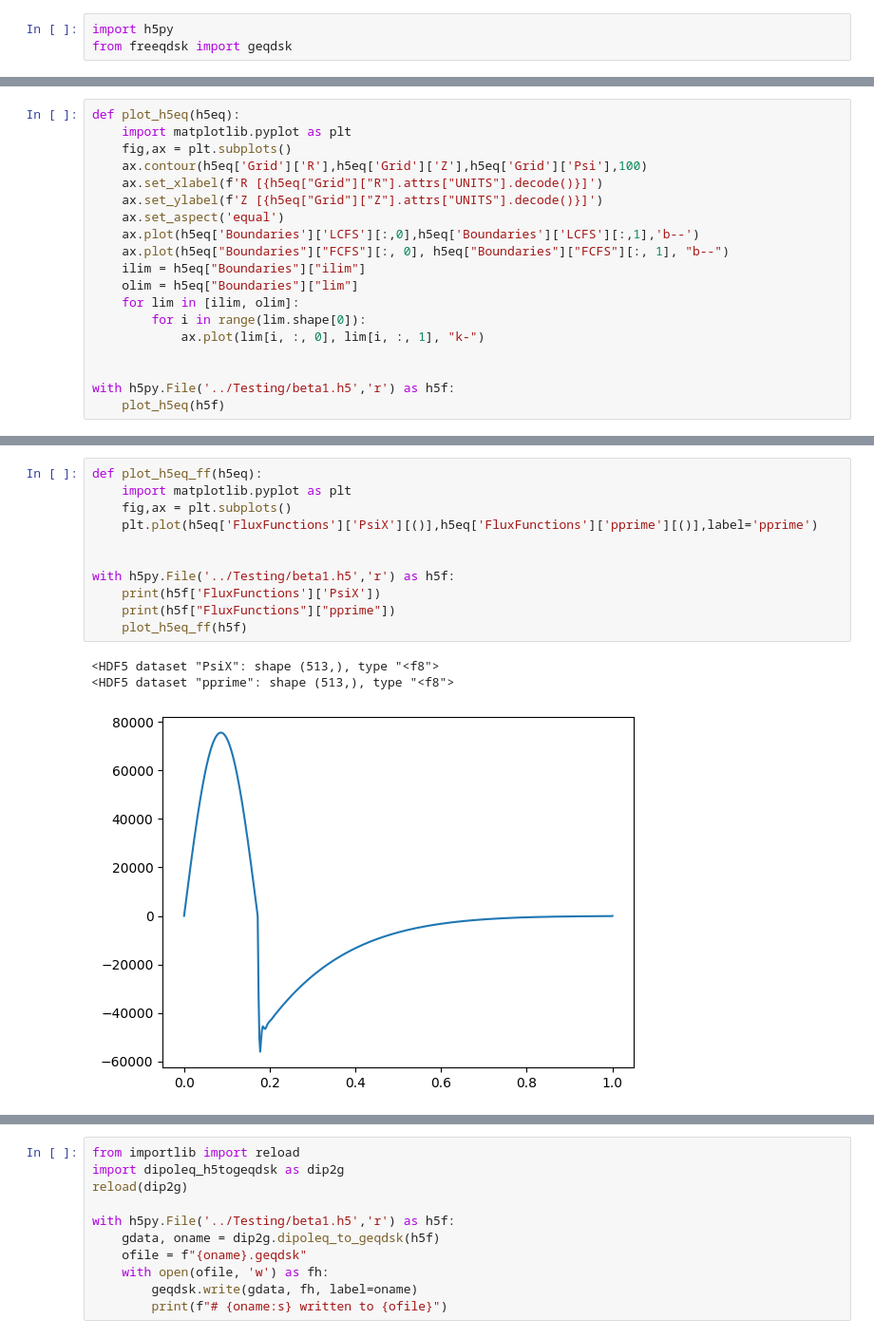
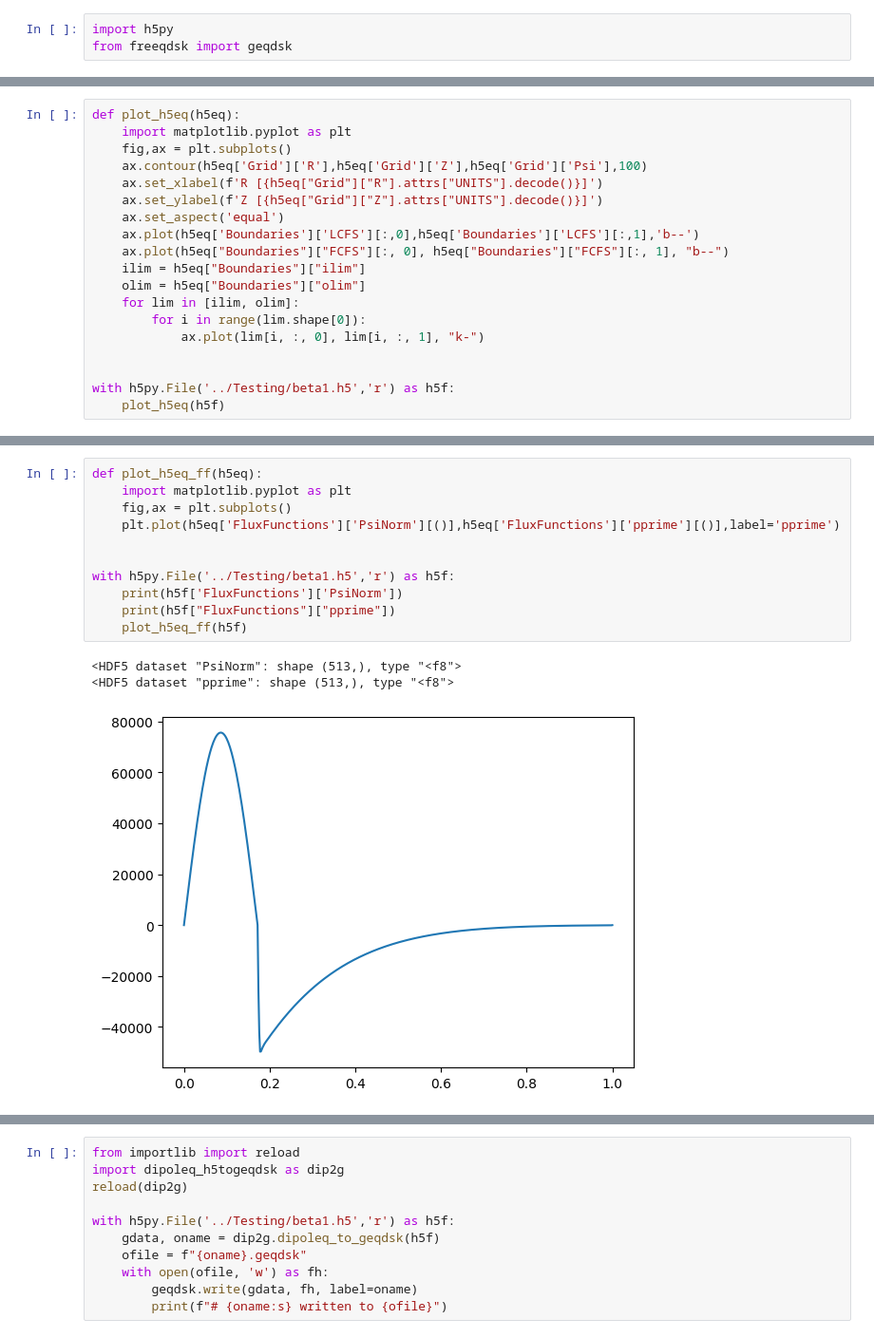
Before and after one commit to dgarnier/dipoleq, a Jupyter notebook: postprocess/hdf2efit.ipynb, the cells around one changed output, grey strips where cells are left out. Shown at 95% size. Cells and saved outputs as stored; diff of their text form.

Commit message:
add more flux function outputs / change names in hdf5 file

```diff
--- a/postprocess/hdf2efit.ipynb
+++ b/postprocess/hdf2efit.ipynb
@@ -46,7 +46,7 @@ def plot_h5eq(h5eq):
     ax.plot(h5eq['Boundaries']['LCFS'][:,0],h5eq['Boundaries']['LCFS'][:,1],'b--')
     ax.plot(h5eq["Boundaries"]["FCFS"][:, 0], h5eq["Boundaries"]["FCFS"][:, 1], "b--")
     ilim = h5eq["Boundaries"]["ilim"]
-    olim = h5eq["Boundaries"]["lim"]
+    olim = h5eq["Boundaries"]["olim"]
     for lim in [ilim, olim]:
         for i in range(lim.shape[0]):
             ax.plot(lim[i, :, 0], lim[i, :, 1], "k-")
@@ -59,18 +59,18 @@ with h5py.File('../Testing/beta1.h5','r') as h5f:
 # %%
 def plot_h5eq_ff(h5eq):
     import matplotlib.pyplot as plt
     fig,ax = plt.subplots()
-    plt.plot(h5eq['FluxFunctions']['PsiX'][()],h5eq['FluxFunctions']['pprime'][()],label='pprime')
+    plt.plot(h5eq['FluxFunctions']['PsiNorm'][()],h5eq['FluxFunctions']['pprime'][()],label='pprime')
 
 
 with h5py.File('../Testing/beta1.h5','r') as h5f:
-    print(h5f['FluxFunctions']['PsiX'])
+    print(h5f['FluxFunctions']['PsiNorm'])
     print(h5f["FluxFunctions"]["pprime"])
     plot_h5eq_ff(h5f)
 # %% [output]
-<HDF5 dataset "PsiX": shape (513,), type "<f8">
+<HDF5 dataset "PsiNorm": shape (513,), type "<f8">
 <HDF5 dataset "pprime": shape (513,), type "<f8">
-[figure, old version]
+[figure, new version]
 # %%
 def plot_h5eq_ff(h5eq):
     import matplotlib.pyplot as plt
```
Also changed, not shown: parts of 7 cells of this notebook, 5 other files.
